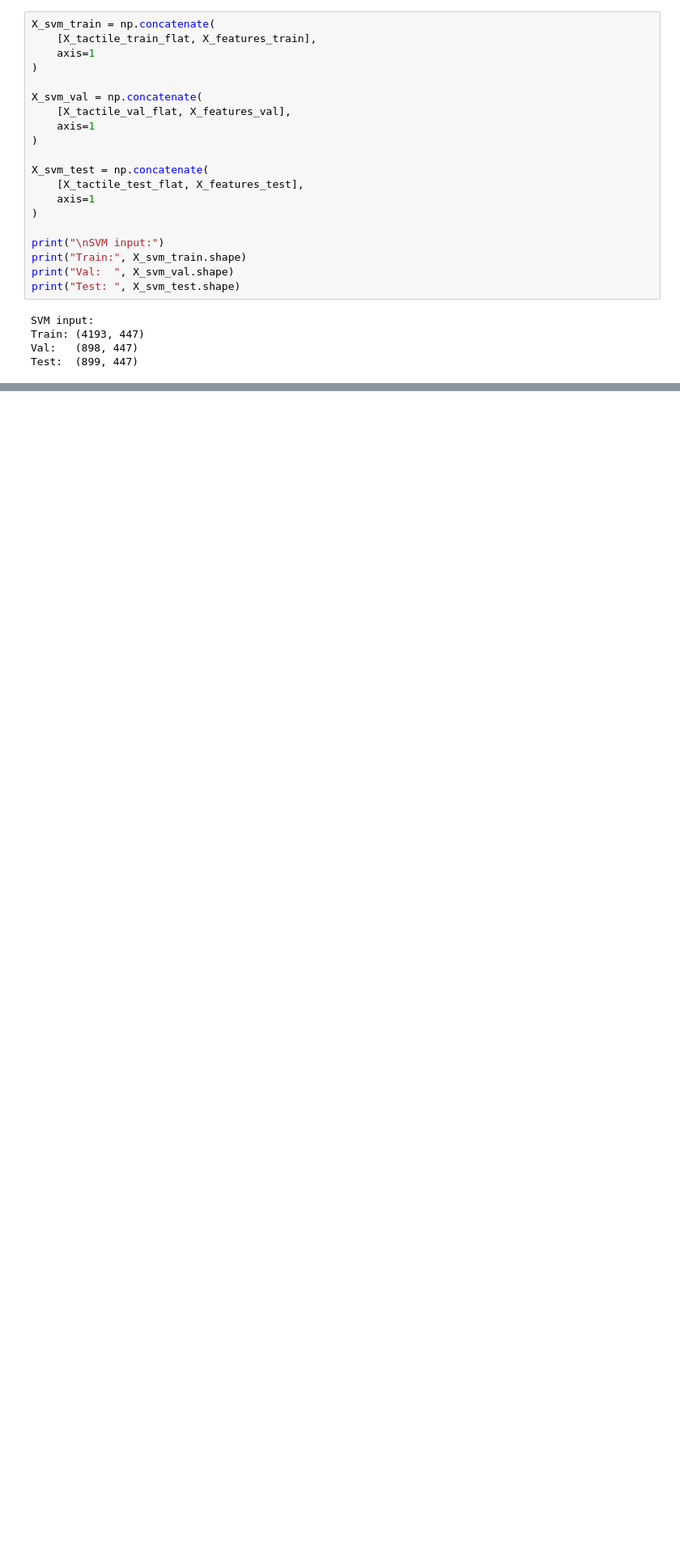
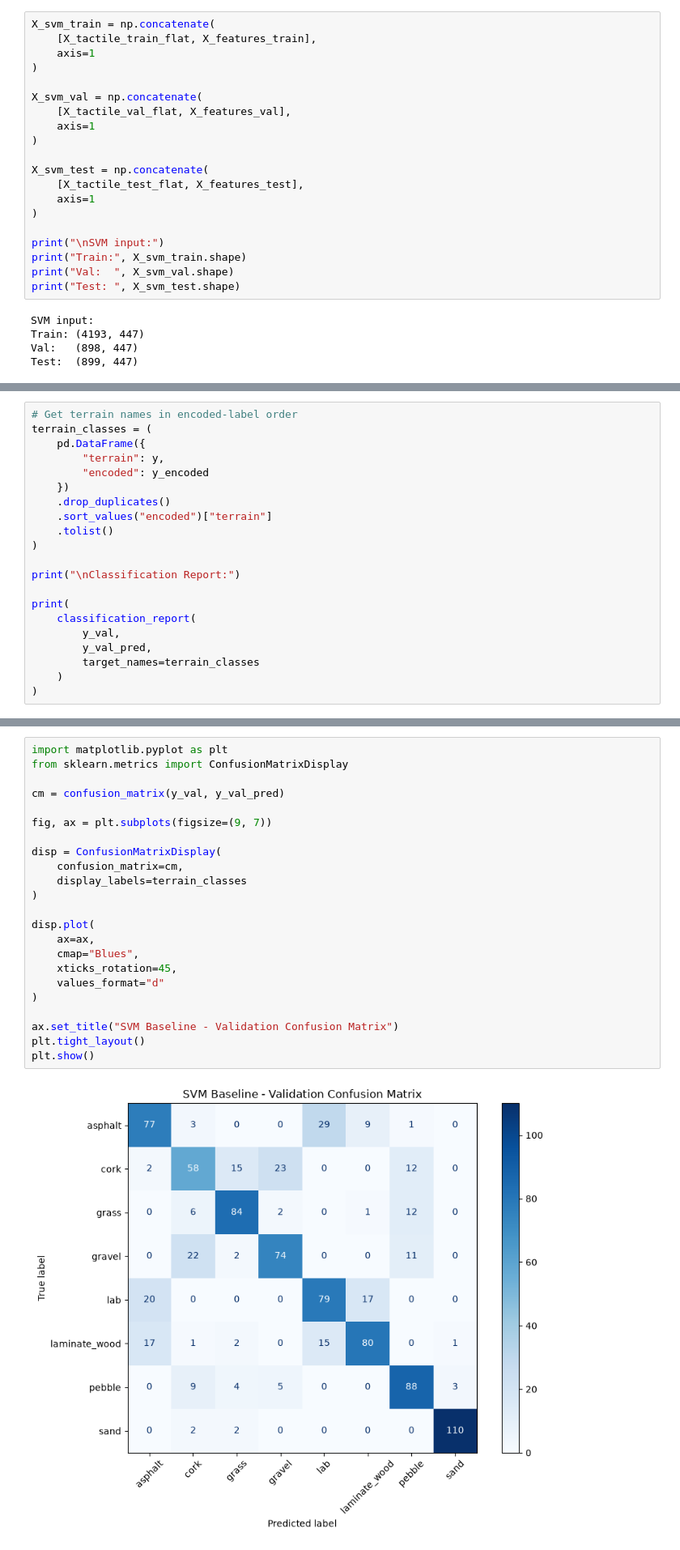
Before and after one commit to adarsh-teli-dev/terrain-classification-tactile-dl, a Jupyter notebook: notebooks/02_preprocessing.ipynb, the cells around one changed output, grey strips where cells are left out. Shown at 81% size. Saved outputs shown, nothing was run; the diff lists cells and outputs as text; blank space fills up the shorter version.

```diff
--- a/notebooks/02_preprocessing.ipynb
+++ b/notebooks/02_preprocessing.ipynb
@@ -320,0 +342,21 @@ Test:  (899, 447)
+# %%
+# Get terrain names in encoded-label order
+terrain_classes = (
+    pd.DataFrame({
+        "terrain": y,
+        "encoded": y_encoded
+    })
+    .drop_duplicates()
+    .sort_values("encoded")["terrain"]
+    .tolist()
+)
+
+print("\nClassification Report:")
+
+print(
+    classification_report(
+        y_val,
+        y_val_pred,
+        target_names=terrain_classes
+    )
+)
@@ -320,0 +379,25 @@ Test:  (899, 447)
+# %%
+import matplotlib.pyplot as plt
+from sklearn.metrics import ConfusionMatrixDisplay
+
+cm = confusion_matrix(y_val, y_val_pred)
+
+fig, ax = plt.subplots(figsize=(9, 7))
+
+disp = ConfusionMatrixDisplay(
+    confusion_matrix=cm,
+    display_labels=terrain_classes
+)
+
+disp.plot(
+    ax=ax,
+    cmap="Blues",
+    xticks_rotation=45,
+    values_format="d"
+)
+
+ax.set_title("SVM Baseline - Validation Confusion Matrix")
+plt.tight_layout()
+plt.show()
+# %% [output]
+[figure, added]
```
Also changed, not shown: parts of 8 cells of this notebook, 3 other files.
